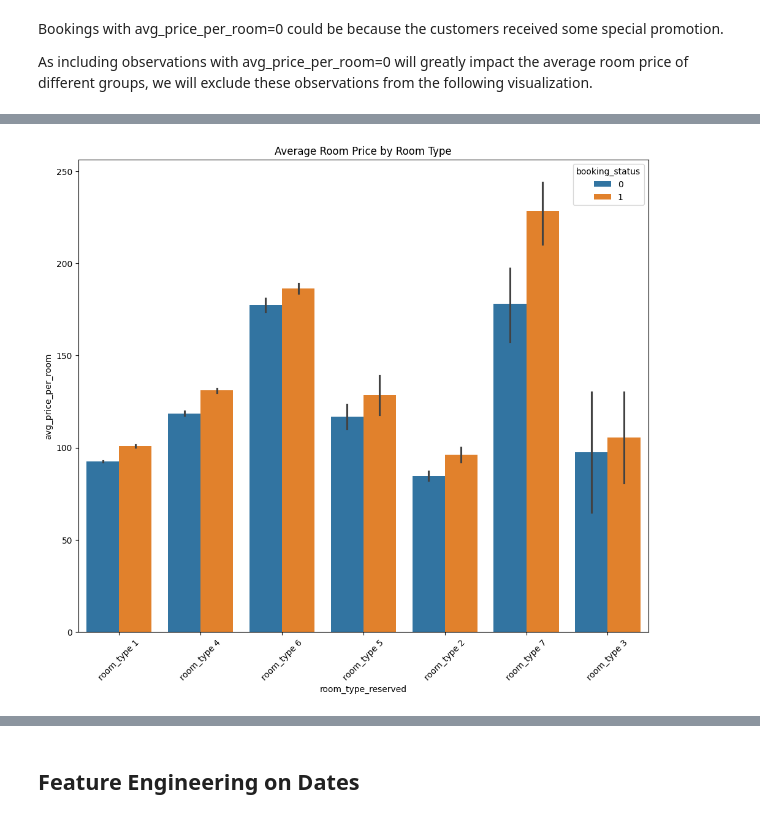
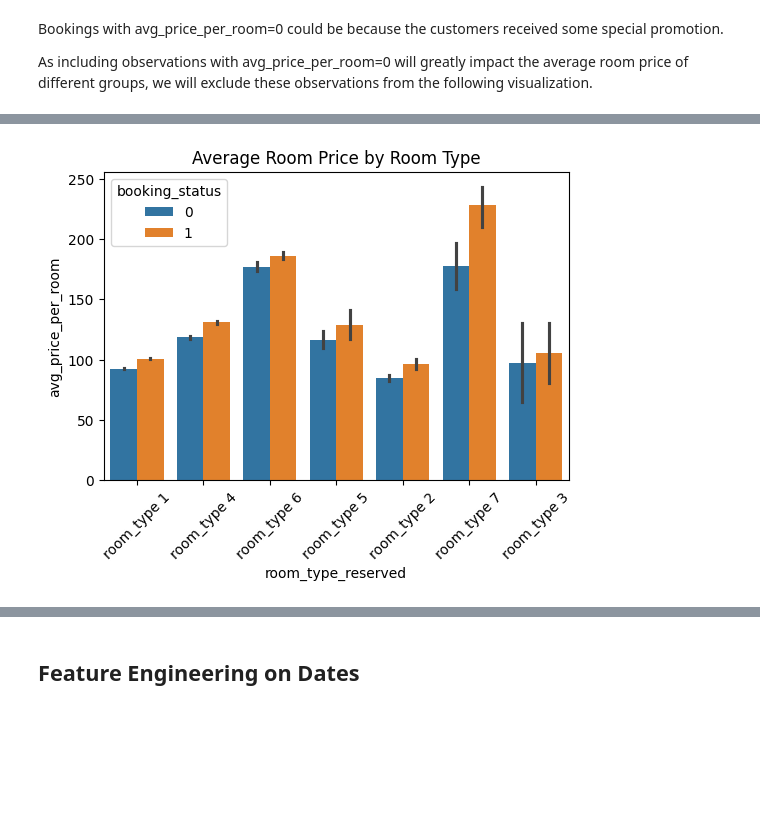
Before and after one commit to suyatinglaura/CS3244_Reservation_Cancellations_Prediction, a Jupyter notebook: Feature Engineering.ipynb, the cells around one changed output, grey strips where cells are left out. Drawn from its saved outputs; the diff is of its cells as text; code cells hidden in the pictures; blank space fills up the shorter version.

```diff
--- a/Feature Engineering.ipynb
+++ b/Feature Engineering.ipynb
@@ -308,9 +311,9 @@ plt.show()
 # %%
-plt.figure(figsize=(12,10))
+plt.figure(figsize=(6, 4))
 sns.barplot(x='room_type_reserved', y='avg_price_per_room', hue='booking_status', data=pd.concat([X_train, y_train], axis=1)[pd.concat([X_train, y_train], axis=1)['avg_price_per_room']!=0])
 plt.title(f'Average Room Price by Room Type')
 plt.xticks(rotation=45)
 plt.show()
 # %% [output]
-[figure, old version]
+[figure, new version]
 # %%
```
Also changed, not shown: parts of 44 cells of this notebook.
